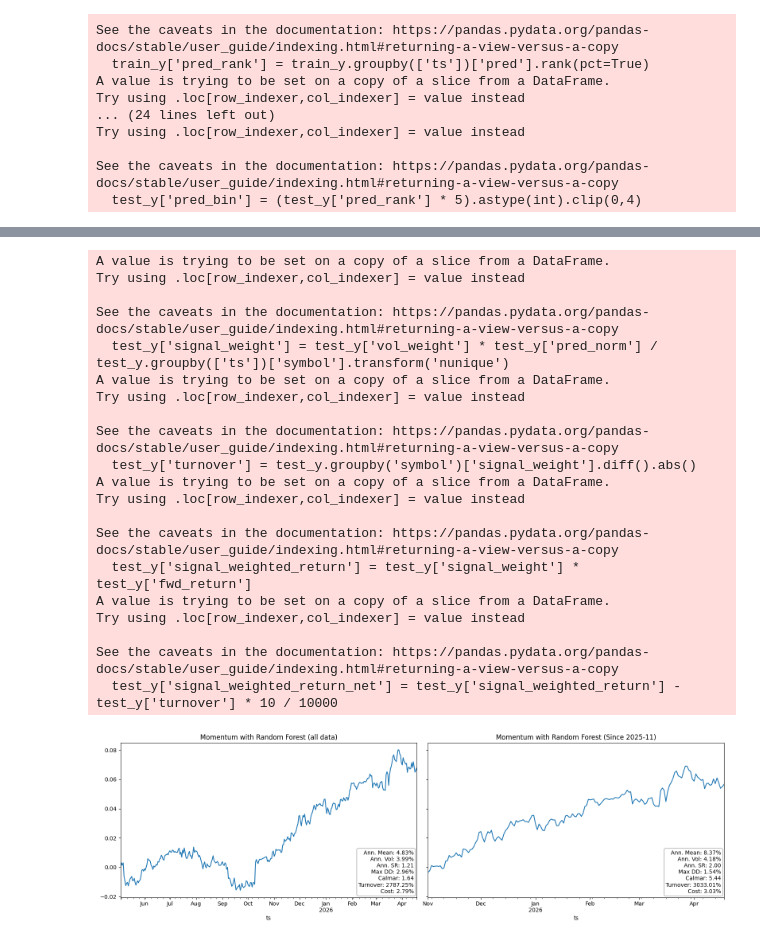
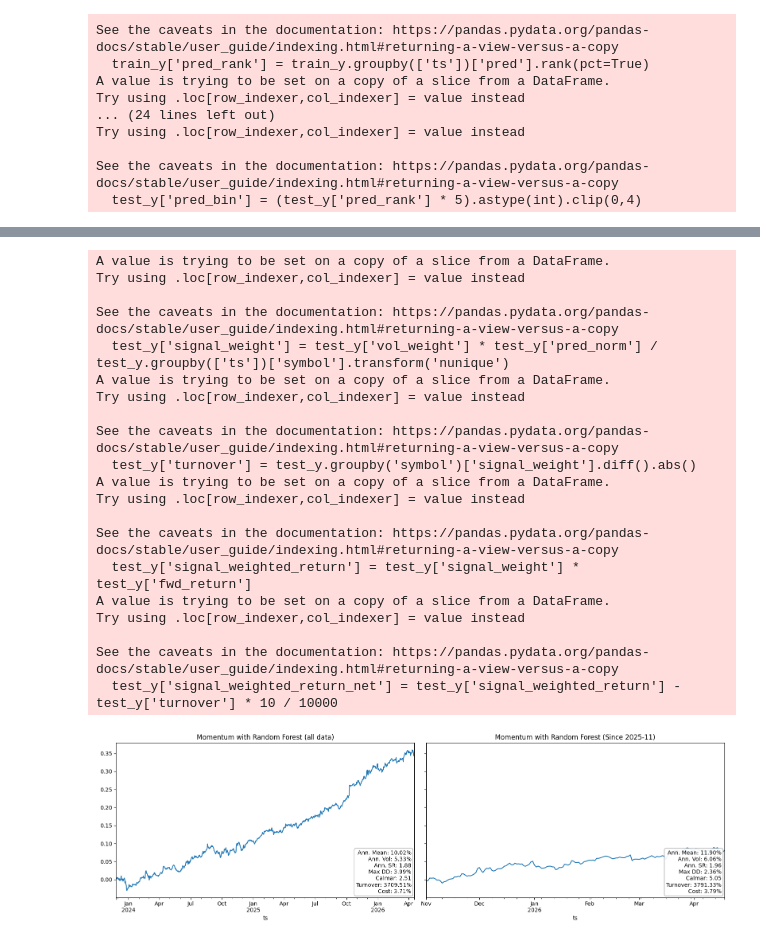
Before and after one commit to kcf1/Multistrat, a Jupyter notebook: strategies/research/double_sort.ipynb, the cells around one changed output, grey strips where cells are left out. Drawn from its saved outputs; the diff is of its cells as text; code cells hidden in the pictures.

```diff
--- a/strategies/research/double_sort.ipynb
+++ b/strategies/research/double_sort.ipynb
@@ -184,6 +198,8 @@ df['trend_score'] = df.groupby('symbol',group_keys=False).apply(get_trend_score)
 df['breakout_score'] = df.groupby('symbol',group_keys=False).apply(get_breakout_score)
 df['vwaprev_score'] = df.groupby('symbol',group_keys=False).apply(get_vwaprev_score)
 df['takervol_score'] = df.groupby('symbol',group_keys=False).apply(get_takervol_score)
+df['drawdown_score'] = df.groupby('symbol',group_keys=False).apply(get_drawdown_score)
+df['ddath_score'] = df.groupby('symbol',group_keys=False).apply(get_ddath_score)
 df['maxret_score'] = df.groupby('symbol',group_keys=False).apply(get_maxret_score)
 df['skew_score'] = df.groupby('symbol',group_keys=False).apply(get_skew_score)
 df['vol_score'] = df.groupby('symbol',group_keys=False).apply(get_vol_score)
@@ -201,6 +217,8 @@ df['vwaprev_rank'] = df.groupby(['ts'])['vwaprev_score'].rank(pct=True)
 df['takervol_rank'] = df.groupby(['ts'])['takervol_score'].rank(pct=True)
 df['mom_bin'] = (df['trend_rank'] * 3).astype(int).clip(0,4)
 
+df['drawdown_rank'] = df.groupby(['ts'])['drawdown_score'].rank(pct=True)
+df['ddath_rank'] = df.groupby(['ts'])['ddath_score'].rank(pct=True)
 df['maxret_rank'] = df.groupby(['ts','mom_bin'])['maxret_score'].rank(pct=True)
 df['skew_rank'] = df.groupby(['ts','mom_bin'])['skew_score'].rank(pct=True)
 df['vol_rank'] = df.groupby(['ts','mom_bin'])['vol_score'].rank(pct=True)
@@ -216,7 +234,7 @@ from datetime import timedelta
 
 hi = df['ts'].max()
 lo = df['ts'].min()
-mid = lo + (hi - lo) * 0.8
+mid = lo + (hi - lo) * 0.5
 # %%
 train_df = df[df['ts'] < mid]
 test_df = df[df['ts'] > mid]
@@ -353,7 +371,7 @@ np.float64(0.050440184183799)
 # %%
 from sklearn.ensemble import RandomForestRegressor
 # %%
-x_cols = ['mom_rank','trend_rank','breakout_rank','vwaprev_rank','takervol_rank','maxret_rank','skew_rank','vol_rank','relvol_rank','volume_rank','quotevol_rank','retvolume_rank']
+x_cols = ['mom_rank','trend_rank','breakout_rank','vwaprev_rank','takervol_rank','drawdown_rank','ddath_rank','maxret_rank','skew_rank','vol_rank','relvol_rank','volume_rank','quotevol_rank','retvolume_rank']
 y_cols = ['ts','symbol','vol_weight','fwd_return','vol_weighted_return']
 
 train_x,train_y = train_df[x_cols],train_df[y_cols]
@@ -366,5 +384,5 @@ sns.heatmap(train_x.corr(),annot=True, fmt='.2f', cmap='RdYlGn', cbar_kws={'labe
 # %%
-model = RandomForestRegressor(n_estimators=1000, max_depth=3, random_state=42)
+model = RandomForestRegressor(n_estimators=500, criterion='squared_error', max_depth=3, max_features='sqrt', min_samples_leaf=0.05, oob_score=True, n_jobs=-1, random_state=None)
 model.fit(train_x, train_y[['vol_weighted_return']])
-model.score(train_x, train_y[['vol_weighted_return']])
+model.oob_score_
 # %% [output]
@@ -535,7 +501,7 @@ test_y['signal_weight'] = test_y['vol_weight'] * test_y['pred_norm'] / test_y.gr
 test_y['turnover'] = test_y.groupby('symbol')['signal_weight'].diff().abs()
 test_y['signal_weighted_return'] = test_y['signal_weight'] * test_y['fwd_return']
 test_y['signal_weighted_return_net'] = test_y['signal_weighted_return'] - test_y['turnover'] * 10 / 10000
-pnl_ls = test_y.groupby(['ts'])['signal_weighted_return_net'].sum()
+pnl_ls = test_y.groupby(['ts'])['signal_weighted_return'].sum()
 
 # Annualized stats and Calmar ratio for all data
 mean_ann = pnl_ls.mean() * 250
@@ -581,34 +547,34 @@ pnl_ls_since.cumsum().plot(ax=axes[1], title='Momentum with Random Forest (Since
 axes[1].annotate(
     f"Ann. Mean: {mean_ann_since:.2%}\nAnn. Vol: {vol_ann_since:.2%}\nAnn. SR: {sr_ann_since:.2f}\n"
     f"Max DD: {max_drawdown_since:.2%}\nCalmar: {calmar_since:.2f}\n"
     f"Turnover: {turnover_since:.2%}\nCost: {cost_since:.2%}",
     xy=(0.99, 0.02), xycoords='axes fraction',
     fontsize=10, ha='right', va='bottom',
     bbox=dict(boxstyle='round', fc='w', ec='0.6', alpha=0.9)
 )
 plt.tight_layout()
 # %% [output]
 A value is trying to be set on a copy of a slice from a DataFrame.
 Try using .loc[row_indexer,col_indexer] = value instead
 
 See the caveats in the documentation: https://pandas.pydata.org/pandas-docs/stable/user_guide/indexing.html#returning-a-view-versus-a-copy
   test_y['signal_weight'] = test_y['vol_weight'] * test_y['pred_norm'] / test_y.groupby(['ts'])['symbol'].transform('nunique')
 A value is trying to be set on a copy of a slice from a DataFrame.
 Try using .loc[row_indexer,col_indexer] = value instead
 
 See the caveats in the documentation: https://pandas.pydata.org/pandas-docs/stable/user_guide/indexing.html#returning-a-view-versus-a-copy
   test_y['turnover'] = test_y.groupby('symbol')['signal_weight'].diff().abs()
 A value is trying to be set on a copy of a slice from a DataFrame.
 Try using .loc[row_indexer,col_indexer] = value instead
 
 See the caveats in the documentation: https://pandas.pydata.org/pandas-docs/stable/user_guide/indexing.html#returning-a-view-versus-a-copy
   test_y['signal_weighted_return'] = test_y['signal_weight'] * test_y['fwd_return']
 A value is trying to be set on a copy of a slice from a DataFrame.
 Try using .loc[row_indexer,col_indexer] = value instead
 
 See the caveats in the documentation: https://pandas.pydata.org/pandas-docs/stable/user_guide/indexing.html#returning-a-view-versus-a-copy
   test_y['signal_weighted_return_net'] = test_y['signal_weighted_return'] - test_y['turnover'] * 10 / 10000
-[figure, old version]
+[figure, new version]
 # %%
 (test_y['signal_weight'].abs()*100000).describe()
 # %% [output]
```
Also changed, not shown: parts of 8 cells of this notebook, 15 other files.
